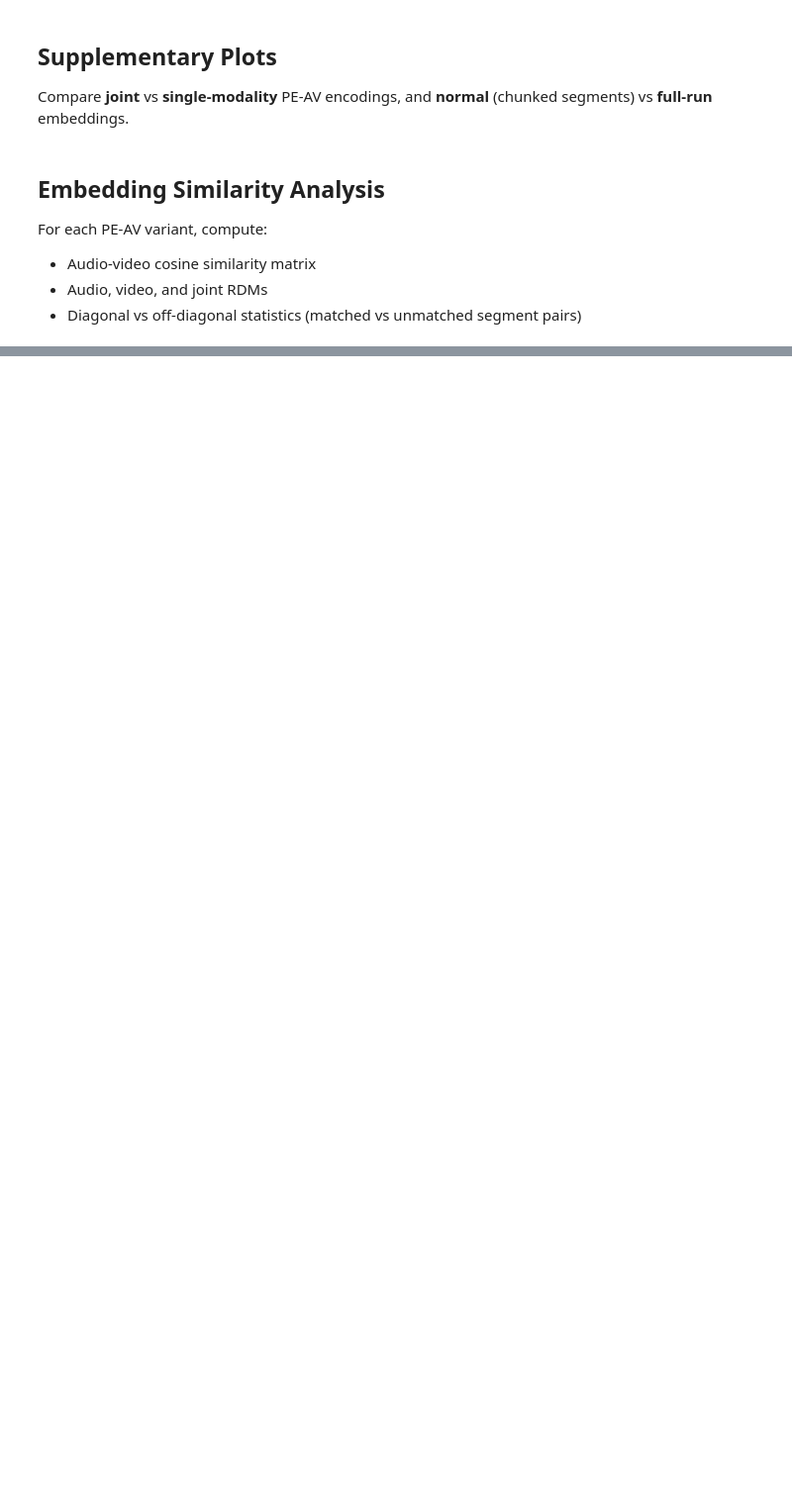
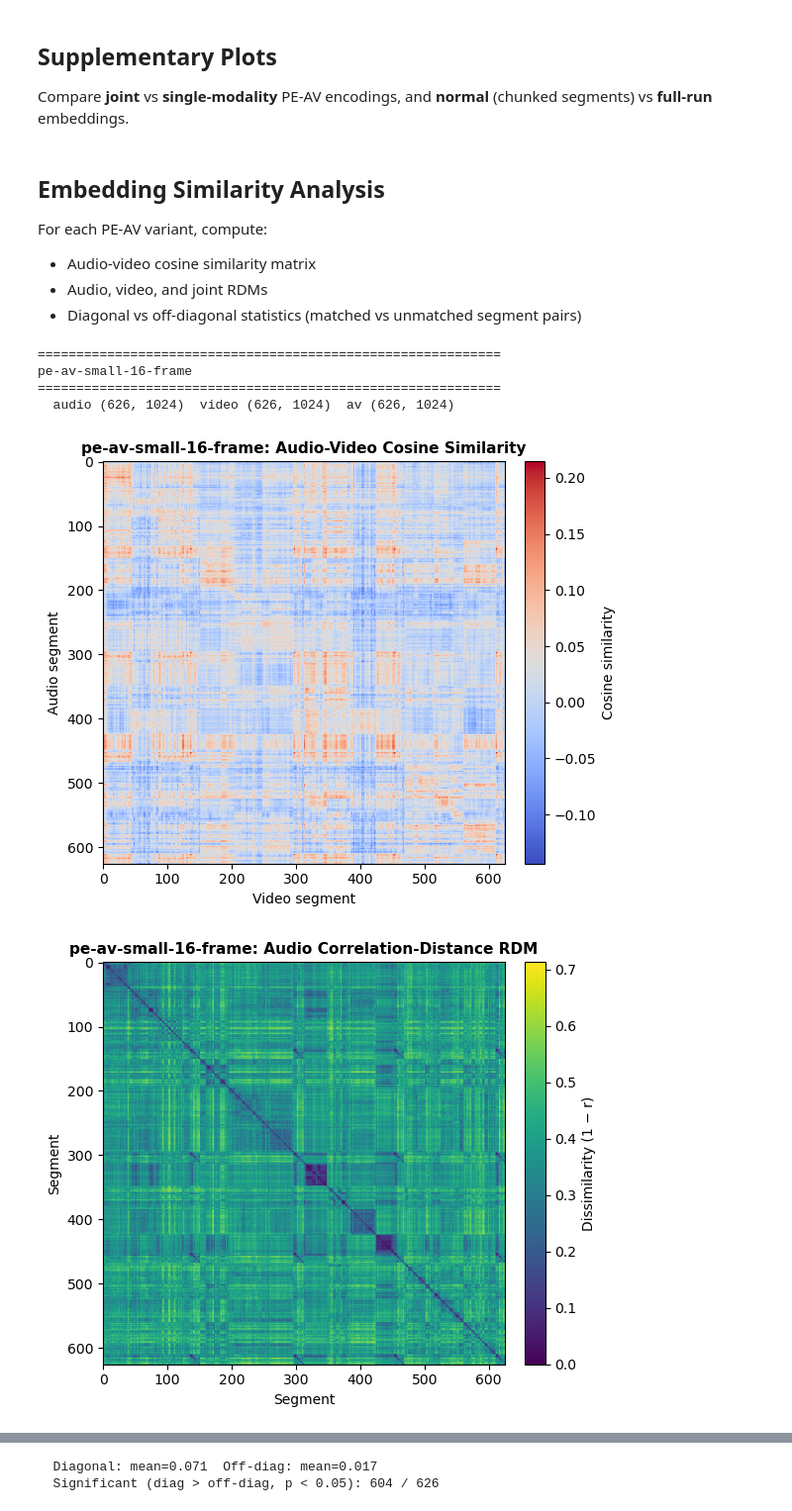
Before and after one commit to AminFathollahi/movie_watching, a Jupyter notebook: notebooks/visualization/supp_embedding_plots.ipynb, the cells around one changed output, grey strips where cells are left out. Shown at 99% size. Cells and saved outputs as stored; diff of their text form; code cells hidden in the pictures; blank space fills up the shorter version.

```diff
--- a/notebooks/visualization/supp_embedding_plots.ipynb
+++ b/notebooks/visualization/supp_embedding_plots.ipynb
@@ -24,21 +24,25 @@ from sklearn.metrics.pairwise import cosine_similarity
 # %%
 # ── CONFIG ────────────────────────────────────────────────────────────────────
 OUTPUT_BASE = Path("/home/amin/Research/Representation/Movie/outputs/model_embeddings")
-TIMING_CSV = Path("/home/amin/Research/Representation/Movie/data/Setareh/Data/movie_timing.csv")
+TIMING_CSV  = Path("/home/amin/Research/Representation/Movie/data/movie_timing.csv")
+FIGURE_DIR  = Path("/home/amin/Research/Representation/Movie/outputs/figures/supp_embedding")
+FIGURE_DIR.mkdir(parents=True, exist_ok=True)
 
-BIN_SEC = 2.0   # seconds per embedding bin
-ALPHA   = 0.05  # significance threshold
+BIN_SEC  = 5.0   # seconds per embedding bin
+SKIP_SEC = 5.0
+ALPHA    = 0.05  # significance threshold
 
 # PE-AV model variants to compare
 PEAV_MODELS = [
     "pe-av-small-16-frame",
-    "pe-av-small",
-    "pe-av-base",
-    "pe-av-base-16-frame",
-    "pe-av-large",
-    "pe-av-large-16-frame",
+    # "pe-av-small",
+    # "pe-av-base",
+    # "pe-av-base-16-frame",
+    # "pe-av-large",
+    # "pe-av-large-16-frame",
 ]
 # ─────────────────────────────────────────────────────────────────────────────
 
 timing_df = pd.read_csv(TIMING_CSV)
 print(f"Timing: {len(timing_df)} video segments")
+print(f"Figures → {FIGURE_DIR}")
@@ -208,42 +154,56 @@ For each PE-AV variant, compute:
 - Diagonal vs off-diagonal statistics (matched vs unmatched segment pairs)
 # %%
 for model_name in PEAV_MODELS:
-    emb_dir = OUTPUT_BASE / model_name / f"{int(BIN_SEC)}s"
+    emb_dir = OUTPUT_BASE / model_name / f"bin{int(BIN_SEC)}s_skip{int(SKIP_SEC)}s"
     if not emb_dir.exists():
         print(f"SKIP {model_name} — embeddings not found")
         continue
 
     print(f"\n{'='*60}")
     print(f"{model_name}")
     print(f"{'='*60}")
 
     try:
-        audio = load_embeddings(model_name, "a", BIN_SEC)
-        video = load_embeddings(model_name, "v", BIN_SEC)
-        av    = load_embeddings(model_name, "av", BIN_SEC)
+        audio = load_embeddings(model_name, "a", BIN_SEC, SKIP_SEC)
+        video = load_embeddings(model_name, "v", BIN_SEC, SKIP_SEC)
+        av    = load_embeddings(model_name, "av", BIN_SEC, SKIP_SEC)
     except FileNotFoundError as e:
         print(f"  SKIP — {e}")
         continue
 
     print(f"  audio {audio.shape}  video {video.shape}  av {av.shape}")
 
-    # Audio-video cosine similarity
+    # Audio-video cosine similarity heatmap
     sim = compute_av_similarity(audio, video)
-    plot_heatmap(sim, f"{model_name}: A/V Cosine Similarity",
+    plot_heatmap(sim, f"{model_name}: Audio-Video Cosine Similarity",
                  xlabel="Video segment", ylabel="Audio segment",
                  cmap="coolwarm", label="Cosine similarity")
 
-    # RDMs
-    for mod_name, emb in [("Audio", audio), ("Video", video), ("AV", av)]:
+    # Correlation-distance RDMs
+    for mod_name, emb in [("Audio", audio), ("Video", video), ("AV Joint", av)]:
         rdm = compute_rdm(emb)
-        plot_rdm(rdm, f"{model_name}: {mod_name} RDM")
+        plot_rdm(rdm, f"{model_name}: {mod_name} Correlation-Distance RDM")
 
-    # Diagonal vs off-diagonal analysis
+    # Diagonal vs off-diagonal
     diag, off_mean, off_se = compute_diag_stats(sim)
     sig = find_significant_segments(sim, alpha=ALPHA)
     print(f"  Diagonal: mean={diag.mean():.3f}  Off-diag: mean={off_mean.mean():.3f}")
     print(f"  Significant (diag > off-diag, p < {ALPHA}): {len(sig)} / {len(diag)}")
+
+    # saved version — no stars
+    plot_diag_stats(diag, off_mean, off_se, [],
+                    f"{model_name}: Diagonal vs Off-diagonal A/V Cosine Similarity", ALPHA,
+                    save=True)
+    # display-only version — with significance markers
     plot_diag_stats(diag, off_mean, off_se, sig,
-                    f"{model_name}: Diagonal vs Off-diagonal Similarity", ALPHA)
+                    f"{model_name}: Diagonal vs Off-diagonal A/V Cosine Similarity (sig. marked)", ALPHA,
+                    save=False)
 
 print("\nDone.")
+# %% [output]
+============================================================
+pe-av-small-16-frame
+============================================================
+  audio (626, 1024)  video (626, 1024)  av (626, 1024)
+[figure, added]
+[figure, added]
@@ -249,0 +212,2 @@ print("\nDone.")
+  Diagonal: mean=0.071  Off-diag: mean=0.017
+  Significant (diag > off-diag, p < 0.05): 604 / 626
```
Also changed, not shown: parts of 5 cells of this notebook, 17 other files.
